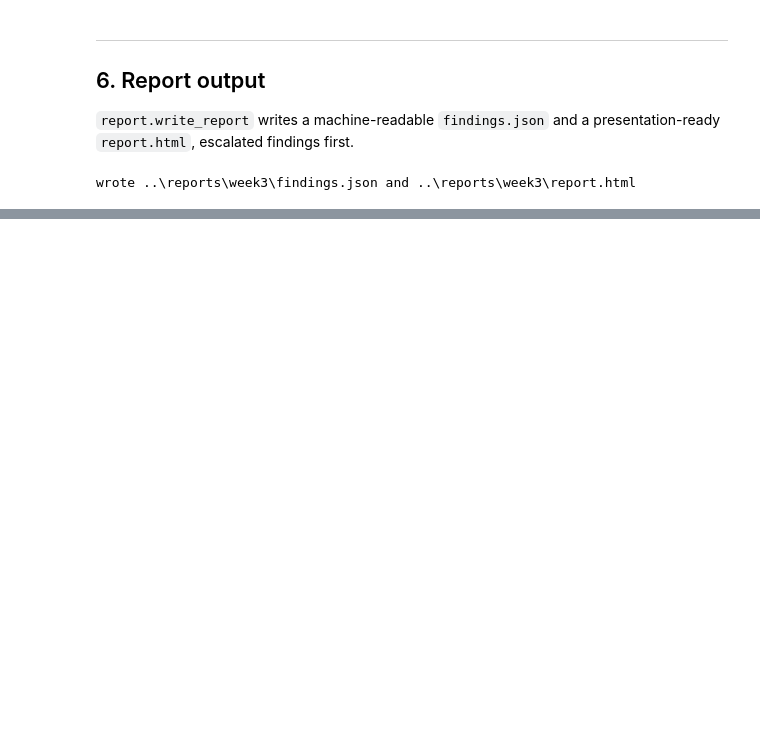
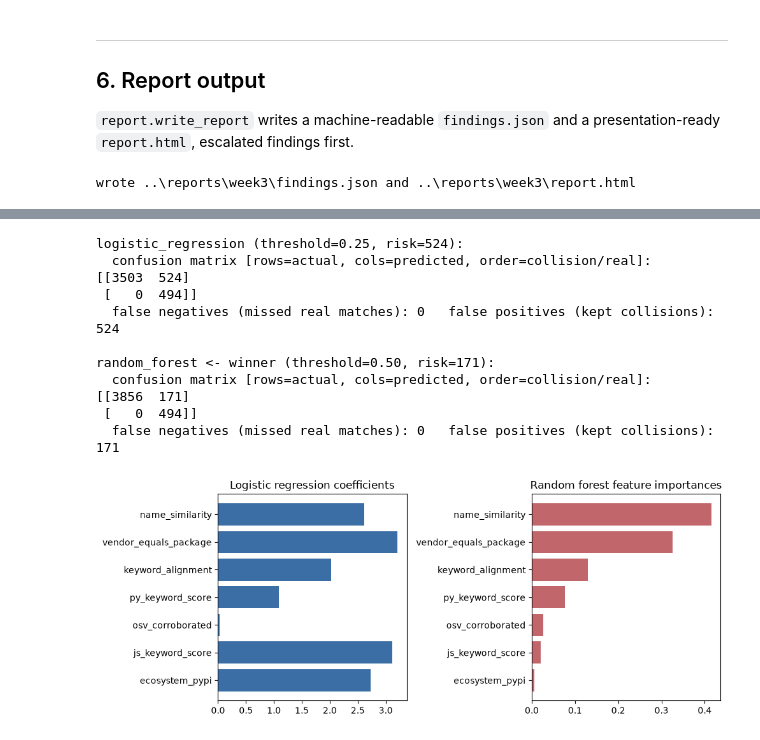
Before and after one commit to Yash-Annapure/IT_Security_Agent, a Jupyter notebook: notebooks/week3_agent.ipynb, the cells around one changed output, grey strips where cells are left out. Drawn from its saved outputs; the diff is of its cells as text; code cells hidden in the pictures; blank space fills up the shorter version.

```diff
--- a/notebooks/week3_agent.ipynb
+++ b/notebooks/week3_agent.ipynb
@@ -312,0 +346,49 @@ wrote ..\reports\week3\findings.json and ..\reports\week3\report.html
+# %%
+import matplotlib.pyplot as plt
+from sklearn.metrics import confusion_matrix
+from sklearn.model_selection import train_test_split
+
+X_all = dataset[labeling.FEATURES].astype(float)
+y_all = dataset["label_real_match"].astype(int)
+# Same split model.train_and_compare uses internally (test_size=0.3, random_state=42) -
+# reproduced here so the confusion matrices below line up with training_result's risk scores.
+_, X_test, _, y_test = train_test_split(X_all, y_all, test_size=0.3, random_state=42, stratify=y_all)
+
+for name, r in training_result["results"].items():
+    probs = r["model"].predict_proba(X_test)[:, 1]
+    pred = (probs >= r["threshold"]).astype(int)
+    cm = confusion_matrix(y_test, pred, labels=[0, 1])
+    tn, fp, fn, tp = cm.ravel()
+    marker = " <- winner" if name == training_result["winner"] else ""
+    print(f"{name}{marker} (threshold={r['threshold']:.2f}, risk={r['risk_score']}):")
+    print(f"  confusion matrix [rows=actual, cols=predicted, order=collision/real]:\n{cm}")
+    print(f"  false negatives (missed real matches): {fn}   false positives (kept collisions): {fp}\n")
+
+lr = training_result["results"]["logistic_regression"]["model"]
+rf = training_result["results"]["random_forest"]["model"]
+importance_df = pd.DataFrame({
+    "logistic_regression_coef": lr.coef_[0],
+    "random_forest_importance": rf.feature_importances_,
+}, index=labeling.FEATURES).sort_values("random_forest_importance")
+
+fig, axes = plt.subplots(1, 2, figsize=(10, 4))
+axes[0].barh(importance_df.index, importance_df["logistic_regression_coef"], color="#3B6EA5")
+axes[0].axvline(0, color="#52514e", linewidth=0.8)
+axes[0].set_title("Logistic regression coefficients")
+axes[1].barh(importance_df.index, importance_df["random_forest_importance"], color="#C1666B")
+axes[1].set_title("Random forest feature importances")
+plt.tight_layout()
+plt.show()
+# %% [output]
+logistic_regression (threshold=0.25, risk=524):
+  confusion matrix [rows=actual, cols=predicted, order=collision/real]:
+[[3503  524]
+ [   0  494]]
+  false negatives (missed real matches): 0   false positives (kept collisions): 524
+
+random_forest <- winner (threshold=0.50, risk=171):
+  confusion matrix [rows=actual, cols=predicted, order=collision/real]:
+[[3856  171]
+ [   0  494]]
+  false negatives (missed real matches): 0   false positives (kept collisions): 171
+[figure, added]
```
Also changed, not shown: parts of 16 cells of this notebook, 4 other files.
